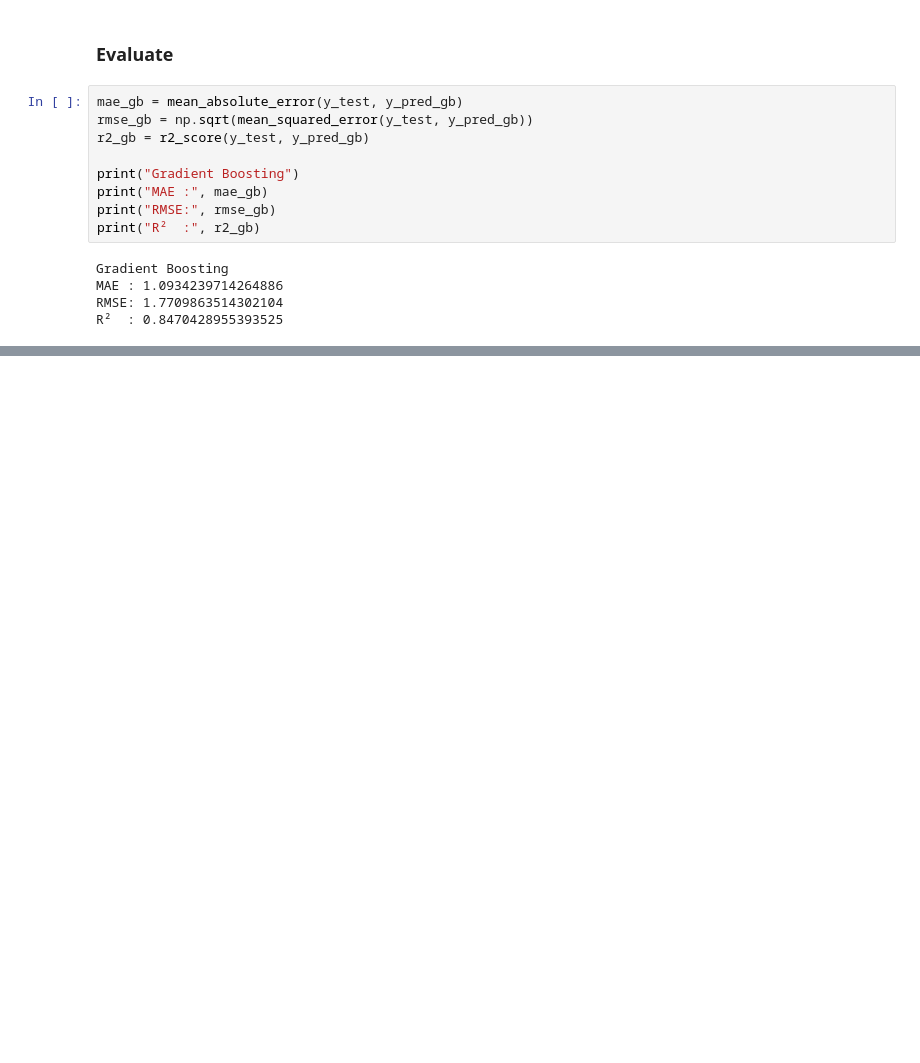
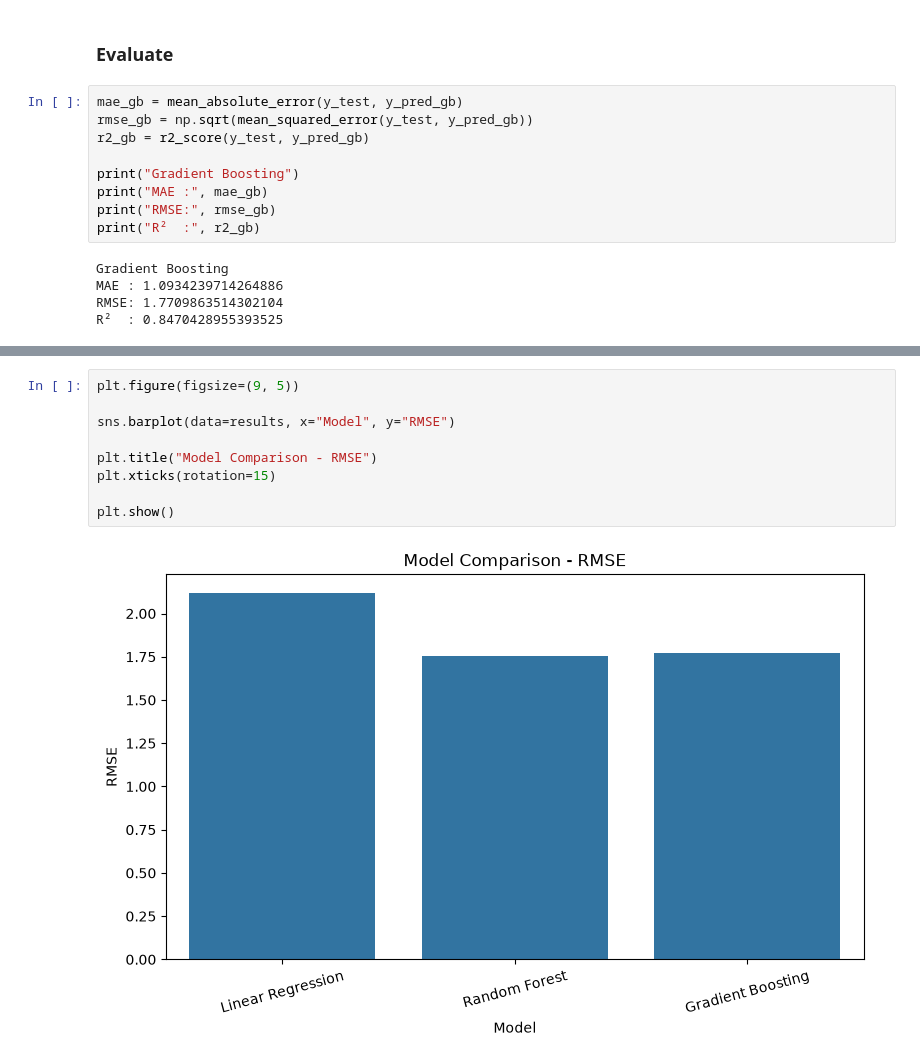
Before and after one commit to Nimindu04/student-performance-prediction, a Jupyter notebook: Student Performance Prediction.ipynb, the cells around one changed output, grey strips where cells are left out. Drawn from its saved outputs; the diff is of its cells as text; blank space fills up the shorter version.

```diff
--- a/Student Performance Prediction.ipynb
+++ b/Student Performance Prediction.ipynb
@@ -227,0 +265,11 @@ R²  : 0.8470428955393525
+# %%
+plt.figure(figsize=(9, 5))
+
+sns.barplot(data=results, x="Model", y="RMSE")
+
+plt.title("Model Comparison - RMSE")
+plt.xticks(rotation=15)
+
+plt.show()
+# %% [output]
+[figure, added]
```
Also changed, not shown: parts of 9 cells of this notebook.
